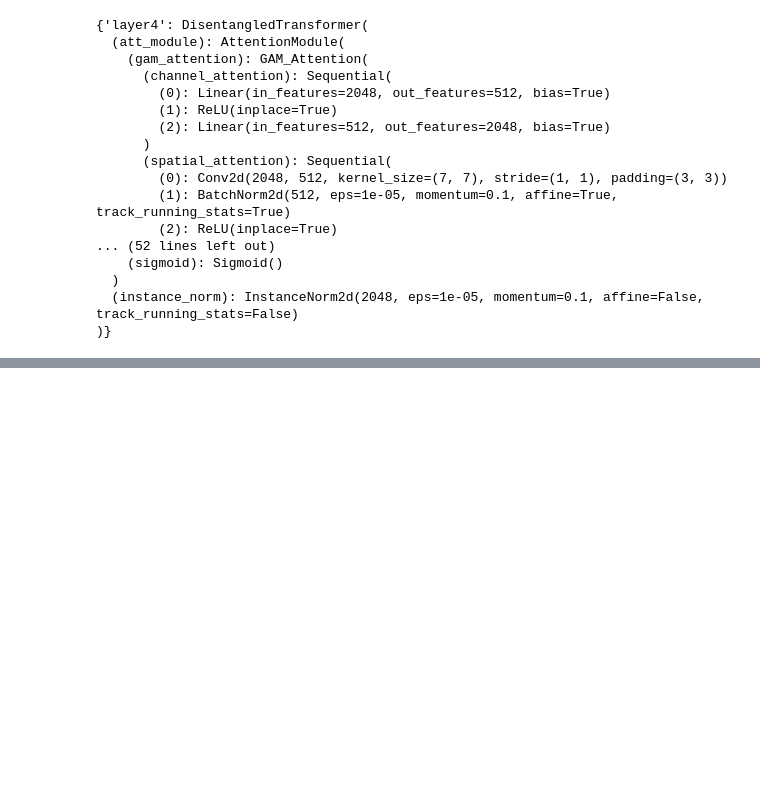
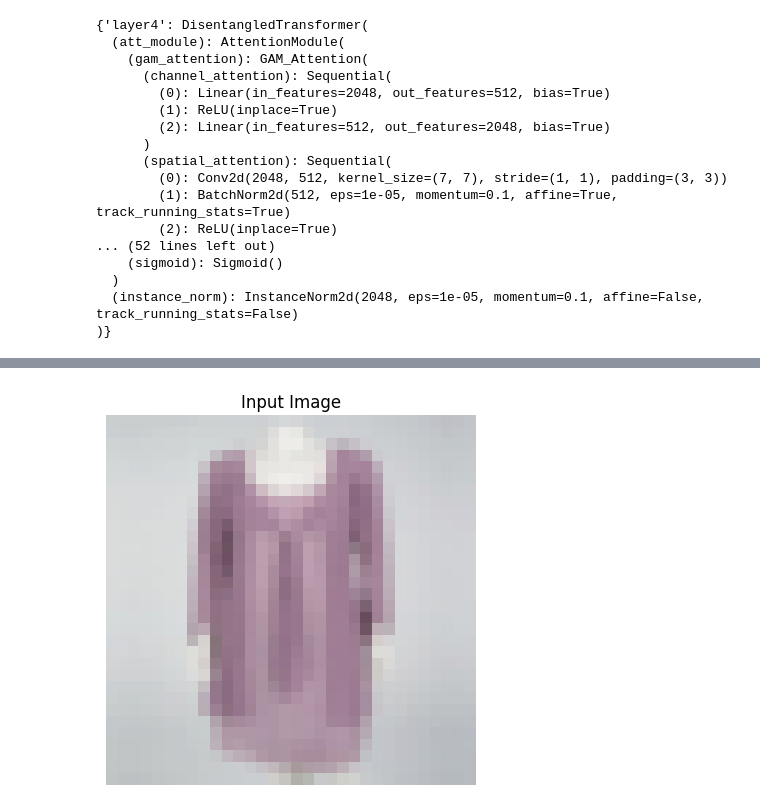
Before and after one commit to Nate-yu/MUR.pytorch, a Jupyter notebook: notebook/testModel.ipynb, the cells around one changed output, grey strips where cells are left out. Saved outputs shown, nothing was run; the diff lists cells and outputs as text; code cells hidden in the pictures; blank space fills up the shorter version.

```diff
--- a/notebook/testModel.ipynb
+++ b/notebook/testModel.ipynb
@@ -571,0 +341,5 @@ print(compositors)
+# %%
+def to_3d(x):
+    return rearrange(x, 'b c h w -> b (h w) c')
+def to_4d(x, h, w):
+    return rearrange(x, 'b (h w) c -> b c h w', h=h, w=w)
@@ -571,0 +591,89 @@ print(compositors)
+# %%
+from models.compositors.emma_fuse import LayerNorm,AttentionBase,Mlp
+class GlobalFeatureExtraction(nn.Module):
+    def __init__(self, dim, num_heads, ffn_expansion_factor=1., qkv_bias=False):
+        super(GlobalFeatureExtraction, self).__init__()
+        self.norm1 = LayerNorm(dim, 'WithBias')
+        self.attn = AttentionBase(dim, num_heads=num_heads, qkv_bias=qkv_bias, )
+        self.norm2 = LayerNorm(dim, 'WithBias')
+        self.mlp = Mlp(in_features=dim, out_features=dim,
+                       ffn_expansion_factor=ffn_expansion_factor)
+
+    def forward(self, x):
+        x = x + self.attn(self.norm1(x))
+        x = x + self.mlp(self.norm2(x))
+        return x
+# %%
+import torch
+import torch.nn as nn
+import matplotlib.pyplot as plt
+import numpy as np
+from einops import rearrange
+from models.compositors.emma_fuse import LayerNorm, AttentionBase, Mlp
+from torchvision import transforms
+from PIL import Image
+
+# 定义预处理步骤
+preprocess = transforms.Compose([
+    transforms.Resize((32, 32)),  # 调整大小为32x32
+    transforms.ToTensor(),  # 转换为张量
+    transforms.Normalize(mean=[0.485, 0.456, 0.406], std=[0.229, 0.224, 0.225]),  # 标准化
+])
+
+# 加载和预处理图像
+image_path = '../image/2.jpg'  # 替换为你的图片路径
+input_image = Image.open(image_path).convert('RGB')
+input_tensor = preprocess(input_image).unsqueeze(0)  # 转换为批量张量
+
+# 定义卷积层，将3通道RGB图像转换为64通道
+class RGBToFeatureMap(nn.Module):
+    def __init__(self, in_channels=3, out_channels=64):
+        super(RGBToFeatureMap, self).__init__()
+        self.conv = nn.Conv2d(in_channels, out_channels, kernel_size=3, stride=1, padding=1)
+
+    def forward(self, x):
+        return self.conv(x)
+
+# 将RGB图像转换为64通道特征图
+rgb_to_feature_map = RGBToFeatureMap(in_channels=3, out_channels=64)
+feature_tensor = rgb_to_feature_map(input_tensor)
+
+# 实例化GlobalFeatureExtraction模块
+dim = 64  # 输入的维度
+num_heads = 8  # 注意力头数
+module = GlobalFeatureExtraction(dim, num_heads)
+
+# 前向传播
+output = module(feature_tensor)
+
+# 反标准化步骤
+inv_normalize = transforms.Normalize(
+    mean=[-0.485 / 0.229, -0.456 / 0.224, -0.406 / 0.225],
+    std=[1 / 0.229, 1 / 0.224, 1 / 0.225]
+)
+
+# 可视化输入和输出张量
+def visualize_tensor(tensor, title=''):
+    tensor = tensor.squeeze().detach().cpu()
+    if tensor.shape[0] == 3:  # 处理三通道图像
+        tensor = inv_normalize(tensor)  # 反标准化
+        np_img = tensor.permute(1, 2, 0).numpy()
+    else:  # 处理单通道图像
+        np_img = tensor.numpy()
+        np_img = np_img[0]
+
+    # 将数据裁剪到有效范围内
+    np_img = np.clip(np_img, 0, 1)
+
+    plt.imshow(np_img)
+    plt.title(title)
+    plt.axis('off')
+    plt.show()
+
+# 可视化输入图像
+visualize_tensor(input_tensor[0], title='Input Image')
+
+# 可视化输出图像
+visualize_tensor(output[0], title='Output Image')
+# %% [output]
+[figure, added]
```
Also changed, not shown: parts of 34 cells of this notebook, 1 other file.
